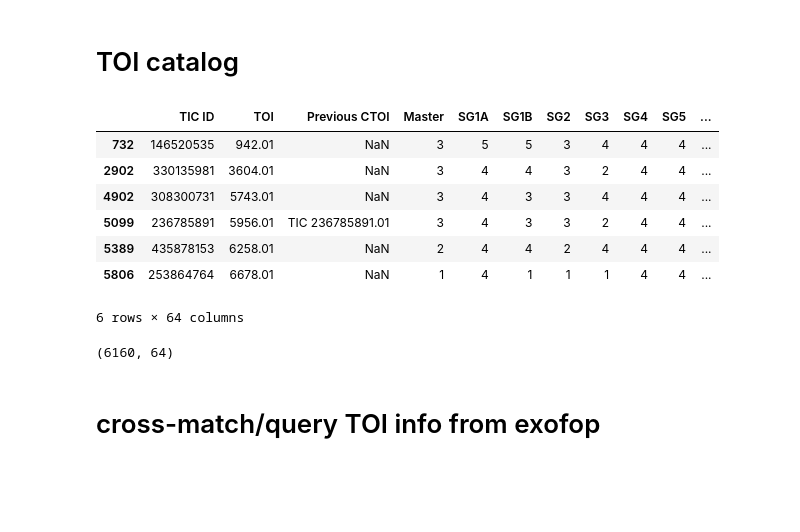
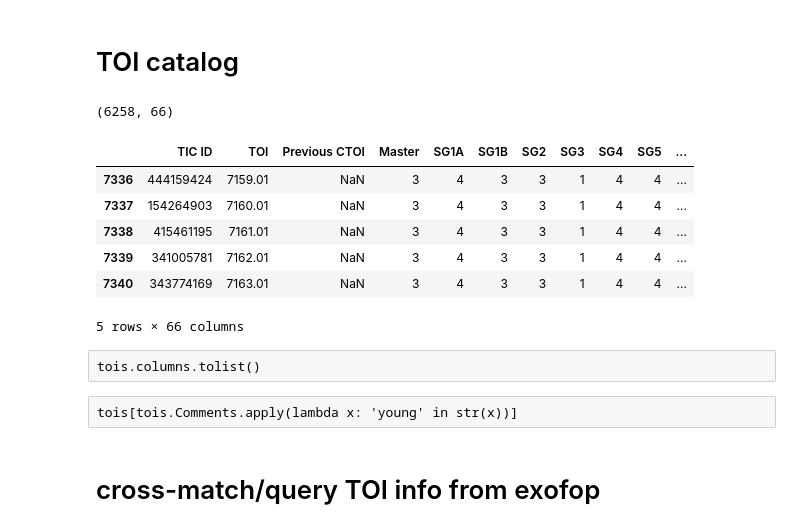
Before and after one commit to jpdeleon/wakai, a Jupyter notebook: notebooks/crossmatch_TOI_with_exofop_vizier.ipynb, the cells around one changed output. Drawn from its saved outputs; the diff is of its cells as text; code cells hidden in the pictures; blank space fills up the shorter version.

```diff
--- a/notebooks/crossmatch_TOI_with_exofop_vizier.ipynb
+++ b/notebooks/crossmatch_TOI_with_exofop_vizier.ipynb
@@ -15,23 +17,24 @@ sys.path.insert(0, '../code')
 # %%
 from catalog import get_tois
 
-tois = get_tois()
-# tois.columns.tolist()
+tois = get_tois(clobber=False)
+tois.shape
+# %% [output]
+(6258, 66)
-# %%
-tois[tois.Comments.apply(lambda x: 'young' in str(x))]
-# %% [output]
-|  | TIC ID | TOI | Previous CTOI | Master | SG1A | SG1B | SG2 | SG3 | SG4 | SG5 | ... |
-| 732 | 146520535 | 942.01 | NaN | 3 | 5 | 5 | 3 | 4 | 4 | 4 | ... |
-| 2902 | 330135981 | 3604.01 | NaN | 3 | 4 | 4 | 3 | 2 | 4 | 4 | ... |
-| 4902 | 308300731 | 5743.01 | NaN | 3 | 4 | 3 | 3 | 4 | 4 | 4 | ... |
-| 5099 | 236785891 | 5956.01 | TIC 236785891.01 | 3 | 4 | 3 | 3 | 2 | 4 | 4 | ... |
-| 5389 | 435878153 | 6258.01 | NaN | 2 | 4 | 4 | 2 | 4 | 4 | 4 | ... |
-| 5806 | 253864764 | 6678.01 | NaN | 1 | 4 | 1 | 1 | 1 | 4 | 4 | ... |
-6 rows × 64 columns
-# %%
-tois.shape
-# %% [output]
-(6160, 64)
+# %%
+tois.tail()
+# %% [output]
+|  | TIC ID | TOI | Previous CTOI | Master | SG1A | SG1B | SG2 | SG3 | SG4 | SG5 | ... |
+| 7336 | 444159424 | 7159.01 | NaN | 3 | 4 | 3 | 3 | 1 | 4 | 4 | ... |
+| 7337 | 154264903 | 7160.01 | NaN | 3 | 4 | 3 | 3 | 1 | 4 | 4 | ... |
+| 7338 | 415461195 | 7161.01 | NaN | 3 | 4 | 3 | 3 | 1 | 4 | 4 | ... |
+| 7339 | 341005781 | 7162.01 | NaN | 3 | 4 | 3 | 3 | 1 | 4 | 4 | ... |
+| 7340 | 343774169 | 7163.01 | NaN | 3 | 4 | 3 | 3 | 1 | 4 | 4 | ... |
+5 rows × 66 columns
+# %% [raw]
+tois.columns.tolist()
+# %% [raw]
+tois[tois.Comments.apply(lambda x: 'young' in str(x))]
 # %% [markdown]
 # cross-match/query TOI info from exofop
 # %% [markdown]
```
Also changed, not shown: parts of 31 cells of this notebook, 23 other files.
